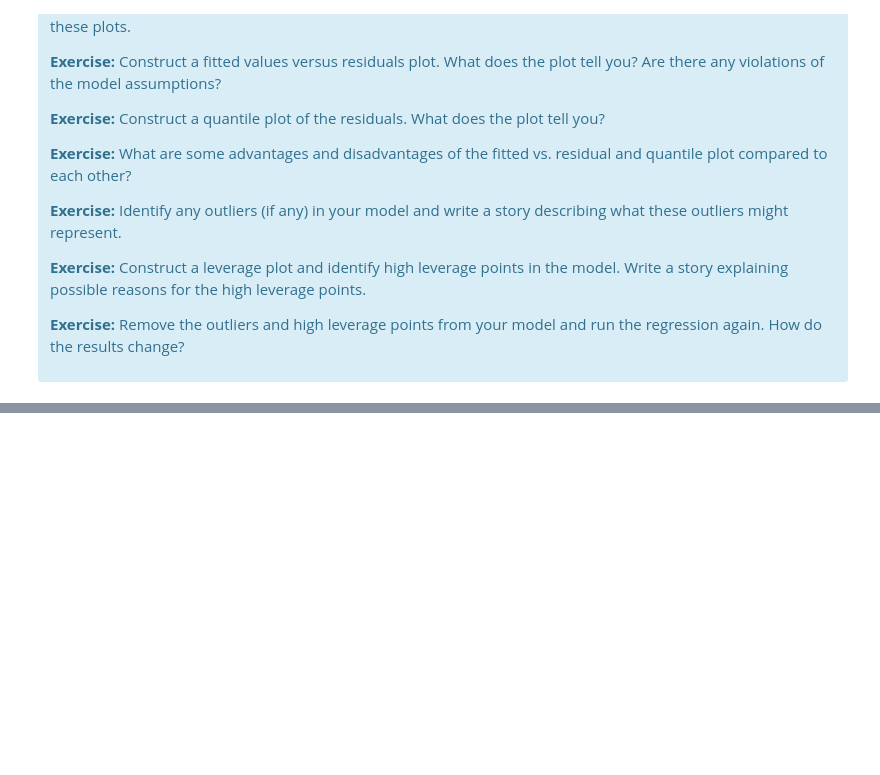
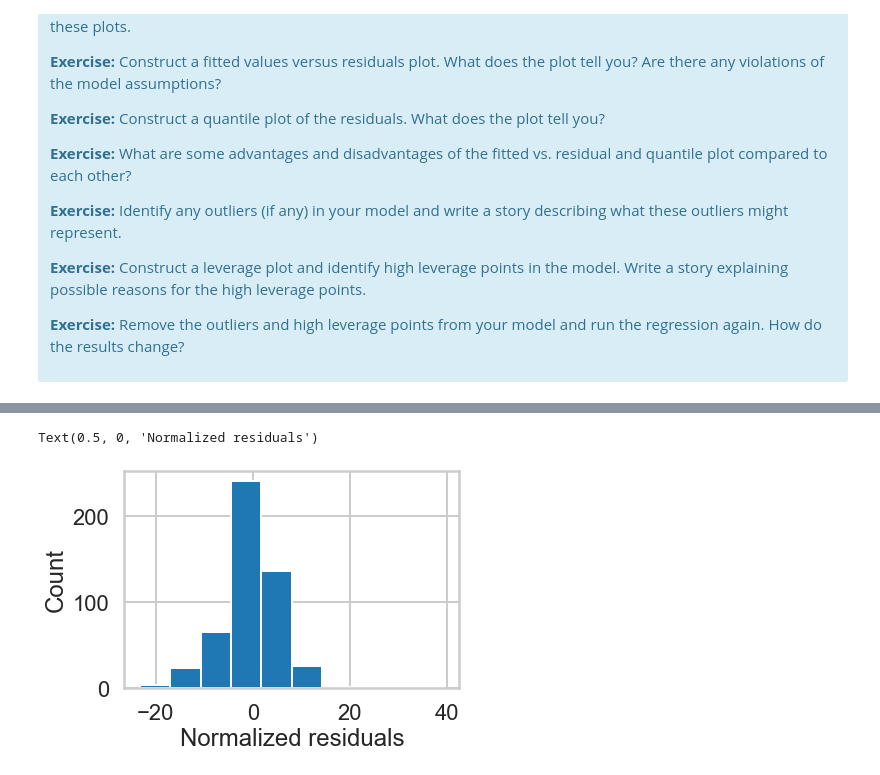
Before and after one commit to amtsatterfield/mec-mini-projects, a Jupyter notebook: mec-11.4.1-linear-regression-mini-project/Mini_Project_Linear_Regression.ipynb, the cells around one changed output, grey strips where cells are left out. Cells and saved outputs as stored; diff of their text form; code cells hidden in the pictures; blank space fills up the shorter version.

```diff
--- a/mec-11.4.1-linear-regression-mini-project/Mini_Project_Linear_Regression.ipynb
+++ b/mec-11.4.1-linear-regression-mini-project/Mini_Project_Linear_Regression.ipynb
@@ -945,0 +985,7 @@ print(m.summary())
+# %%
+plt.hist(m.resid)
+plt.ylabel('Count')
+plt.xlabel('Normalized residuals')
+# %% [output]
+Text(0.5, 0, 'Normalized residuals')
+[figure, added]
```
Also changed, not shown: parts of 19 cells of this notebook.
